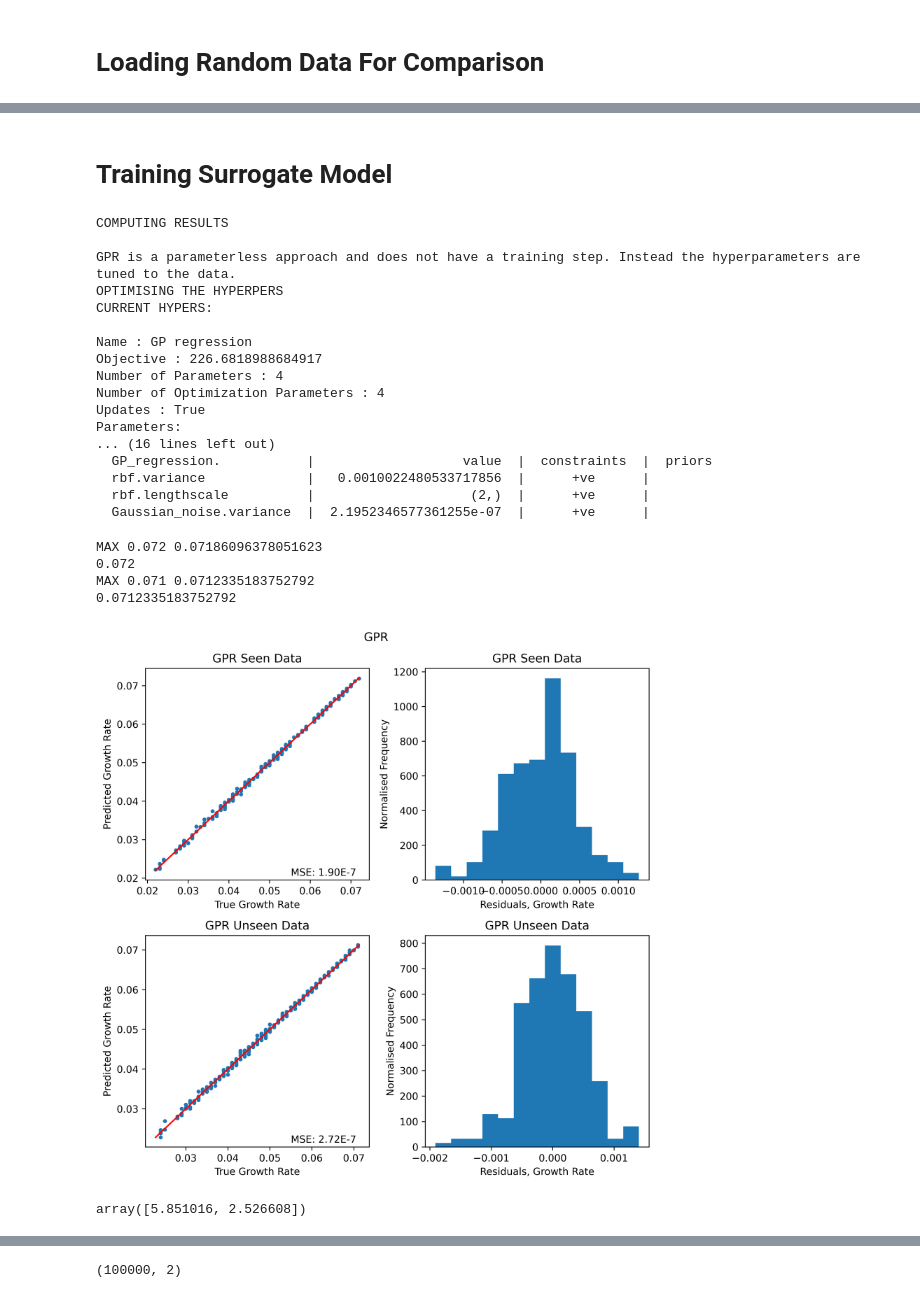
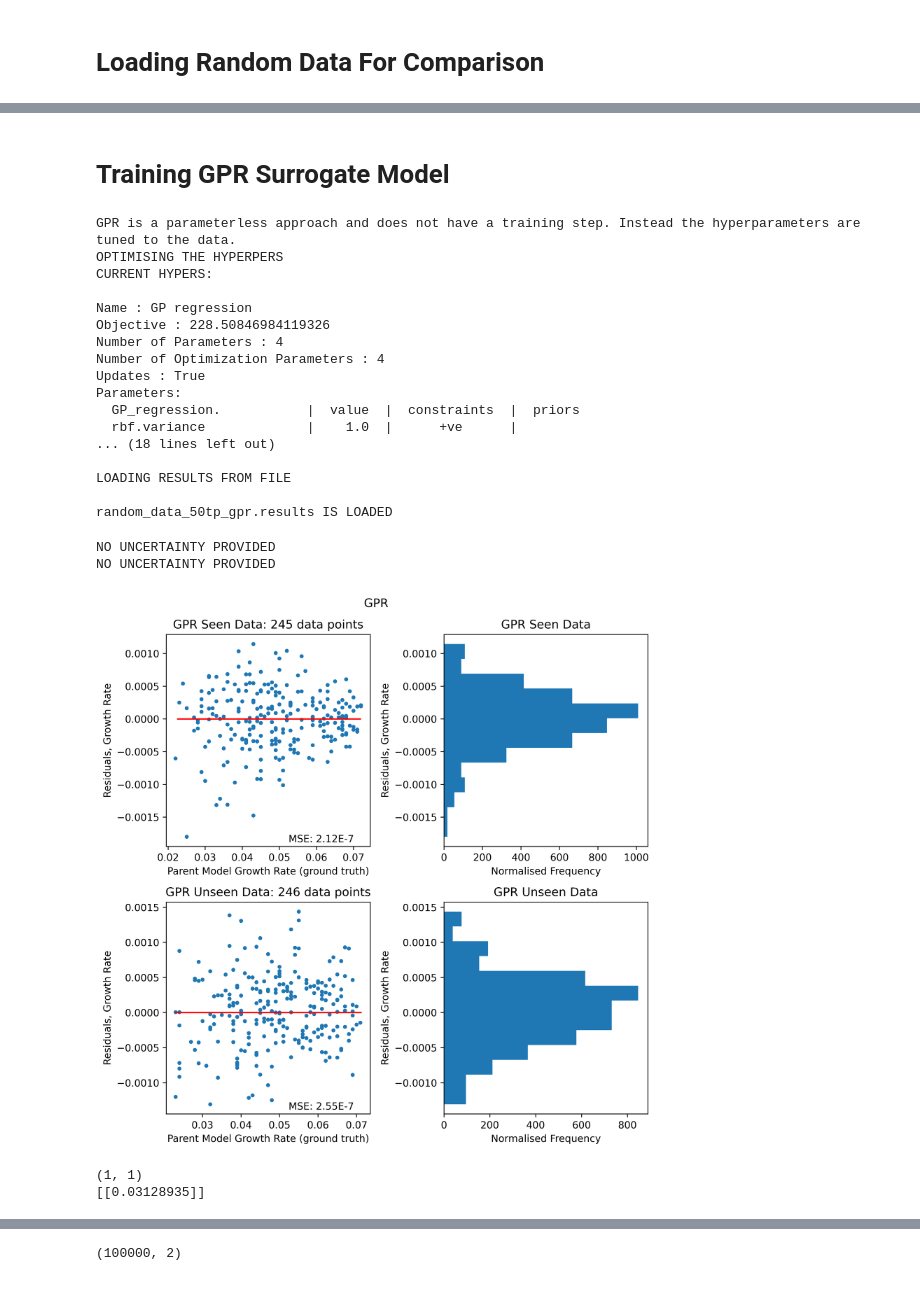
Before and after one commit to DanHarJor/GENE_UQ, a Jupyter notebook: staticSG.ipynb, the cells around one changed output, grey strips where cells are left out. Saved outputs shown, nothing was run; the diff lists cells and outputs as text; code cells hidden in the pictures.

```diff
--- a/staticSG.ipynb
+++ b/staticSG.ipynb
@@ -181,11 +164,11 @@ parser = GENE_scan_parser()
 host = 'lumi'
 #data_name = f'{num_samples}s_{len(parameters)}p_uq'#'1000s_2p_uq'
 data_name = '1000s_3p_uq'
-test_percentage=50
+rand_test_percentage=50
 # data_set = ScanData(data_name, parser, host, remote_path=remote_save_dir, test_percentage=test_percentage)
 
 #If the data is already loaded from the remote to local .../scanlogs/<data_name> then the host and remote path can be ommitted
-random_data = ScanData(data_name, parser, test_percentage=test_percentage)
+random_data = ScanData(data_name, parser, test_percentage=rand_test_percentage)
 
 random_data.remove_parameter('kymin1')
 random_data.df
@@ -229,5 +260,5 @@ print(random_data.x[0])
 # %% [markdown]
-# Training Surrogate Model
+# Training GPR Surrogate Model
 # %%
 import os
 from GENE_ML.gene_ml.models.GPR import GPR
@@ -235,73 +266,78 @@ from GENE_ML.gene_ml.results.results import Results
 
 #numsamples_numparameters_model_testpercentage
 model_name = 'GPR'
-results_gpr_name = f'uq_results_{num_samples}s_{len(parameters)}p_{model_name}_{test_percentage}tp' #
+results_gpr_name = f'random_data_{rand_test_percentage}tp_gpr.results'#f'uq_results_{num_samples}s_{len(parameters)}p_{model_name}_{test_percentage}tp' #
 results_gpr = Results(results_gpr_name)
 
 if os.path.exists(results_gpr.path):
+
+    gpr = GPR(name='random_data_gpr.model')
+    gpr.train(random_data.x_train, random_data.growthrate_train)
+    gpr.tune_hypers(random_data.x_train, random_data.growthrate_train)
     print('\nLOADING RESULTS FROM FILE\n')
-    results_gpr.load()
+    results_gpr = results_gpr.load()
     print(f'{results_gpr.name} IS LOADED')
 else:
     print('\nCOMPUTING RESULTS\n')
     #Sampling already done, gene has been ran
-    gpr = GPR()
-    gpr.train(data_set.x_train, data_set.growthrate_train)
-    gpr.tune_hypers(data_set.x_train, data_set.growthrate_train)
+    gpr = GPR(name='random_data_gpr.model')
+    gpr.train(random_data.x_train, random_data.growthrate_train)
+    gpr.tune_hypers(random_data.x_train, random_data.growthrate_train)
 
-    results_gpr.growthrate_predict_seen, growthrate_predict_seen_errors = gpr.predict(data_set.x_train)
-    results_gpr.growthrate_predict_unseen, growthrate_predict_unseen_errors = gpr.predict(data_set.x_test)
+    results_gpr.growthrate_predict_seen, growthrate_predict_seen_errors = gpr.predict(random_data.x_train)
+    results_gpr.growthrate_predict_unseen, growthrate_predict_unseen_errors = gpr.predict(random_data.x_test)
 
     results_gpr.save()
 # %% [output]
-COMPUTING RESULTS
-
 GPR is a parameterless approach and does not have a training step. Instead the hyperparameters are tuned to the data.
 OPTIMISING THE HYPERPERS
 CURRENT HYPERS:
 
 Name : GP regression
-Objective : 226.6818988684917
+Objective : 228.50846984119326
 Number of Parameters : 4
 Number of Optimization Parameters : 4
 Updates : True
 Parameters:
-... (16 lines left out)
-  GP_regression.           |                   value  |  constraints  |  priors
-  rbf.variance             |   0.0010022480533717856  |      +ve      |
-  rbf.lengthscale          |                    (2,)  |      +ve      |
-  Gaussian_noise.variance  |  2.1952346577361255e-07  |      +ve      |
+  GP_regression.           |  value  |  constraints  |  priors
+  rbf.variance             |    1.0  |      +ve      |
+... (18 lines left out)
+
+LOADING RESULTS FROM FILE
+
+random_data_50tp_gpr.results IS LOADED
 # %%
 import matplotlib.pyplot as plt
 from GENE_ML.gene_ml import visualise as vis
 
 ncol=2
 nrow=2
 size=4
 model_name = 'GPR'
 fig_residuals, [[ax1,ax2],[ax3,ax4]] = plt.subplots(nrow,ncol, figsize=(size*ncol,size*nrow), dpi=600)
 
-vis.residual_plot(ax1, fig_residuals, data_set.growthrate_train, results_gpr.growthrate_predict_seen, var_name='Growth Rate', title=f'{model_name} Seen Data')#, y_pred_err=growthrate_predict_seen_errors)
-vis.residual_hist(ax2, fig_residuals, data_set.growthrate_train, results_gpr.growthrate_predict_seen, var_name='Growth Rate', title=f'{model_name} Seen Data', bins=13)
+vis.residual_plot(ax1, fig_residuals, random_data.growthrate_train, results_gpr.growthrate_predict_seen, var_name='Growth Rate', title=f'{model_name} Seen Data')#, y_pred_err=growthrate_predict_seen_errors)
+vis.residual_hist(ax2, fig_residuals, random_data.growthrate_train, results_gpr.growthrate_predict_seen, var_name='Growth Rate', title=f'{model_name} Seen Data', bins=13)
 
-vis.residual_plot(ax3, fig_residuals, data_set.growthrate_test, results_gpr.growthrate_predict_unseen, var_name='Growth Rate', title=f'{model_name} Unseen Data')#, y_pred_err=growthrate_predict_unseen_errors)
-vis.residual_hist(ax4, fig_residuals, data_set.growthrate_test, results_gpr.growthrate_predict_unseen, var_name='Growth Rate', title=f'{model_name} Unseen Data', bins=13)
+vis.residual_plot(ax3, fig_residuals, random_data.growthrate_test, results_gpr.growthrate_predict_unseen, var_name='Growth Rate', title=f'{model_name} Unseen Data')#, y_pred_err=growthrate_predict_unseen_errors)
+vis.residual_hist(ax4, fig_residuals, random_data.growthrate_test, results_gpr.growthrate_predict_unseen, var_name='Growth Rate', title=f'{model_name} Unseen Data', bins=13)
 
 # ax4.sharex(ax2)
 
 fig_residuals.suptitle(model_name)
 fig_residuals.tight_layout()
 fig_residuals.show()
 # %% [output]
-MAX 0.072 0.07186096378051623
-0.072
-MAX 0.071 0.0712335183752792
-0.0712335183752792
+NO UNCERTAINTY PROVIDED
+NO UNCERTAINTY PROVIDED
-[figure, old version]
+[figure, new version]
-# %%
-data_set.x_train[3]
-# %% [output]
-array([5.851016, 2.526608])
+# %%
+# fixing 1 nan with GPR prediction
+
+guess_growthrate = gpr.predict(np.array([[5.350000,2.338905]]))
+# %% [output]
+(1, 1)
+[[0.03128935]]
 # %%
 import numpy as np
 from GENE_ML.gene_ml.samplers.gaussian import Gaussian
```
Also changed, not shown: parts of 22 cells of this notebook.
